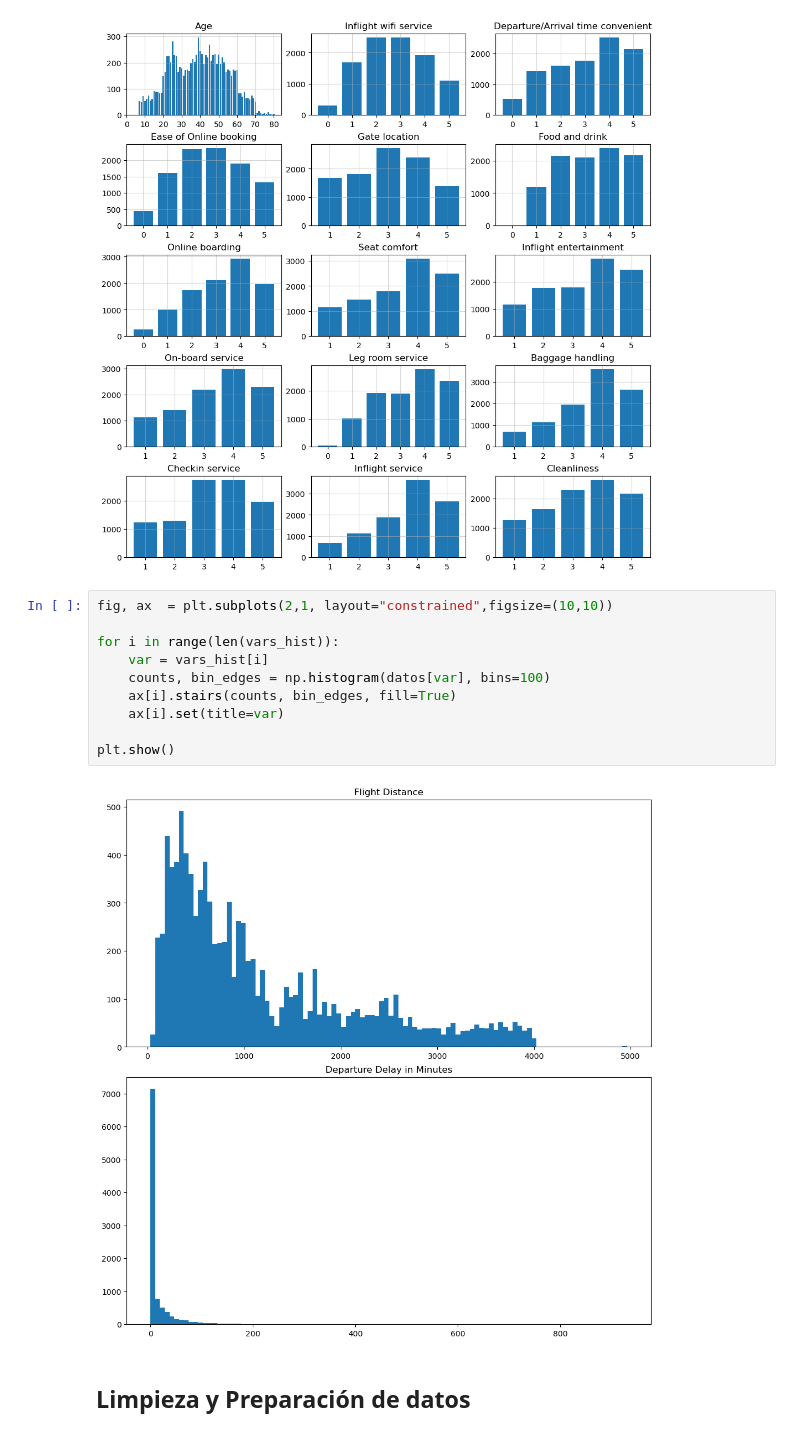
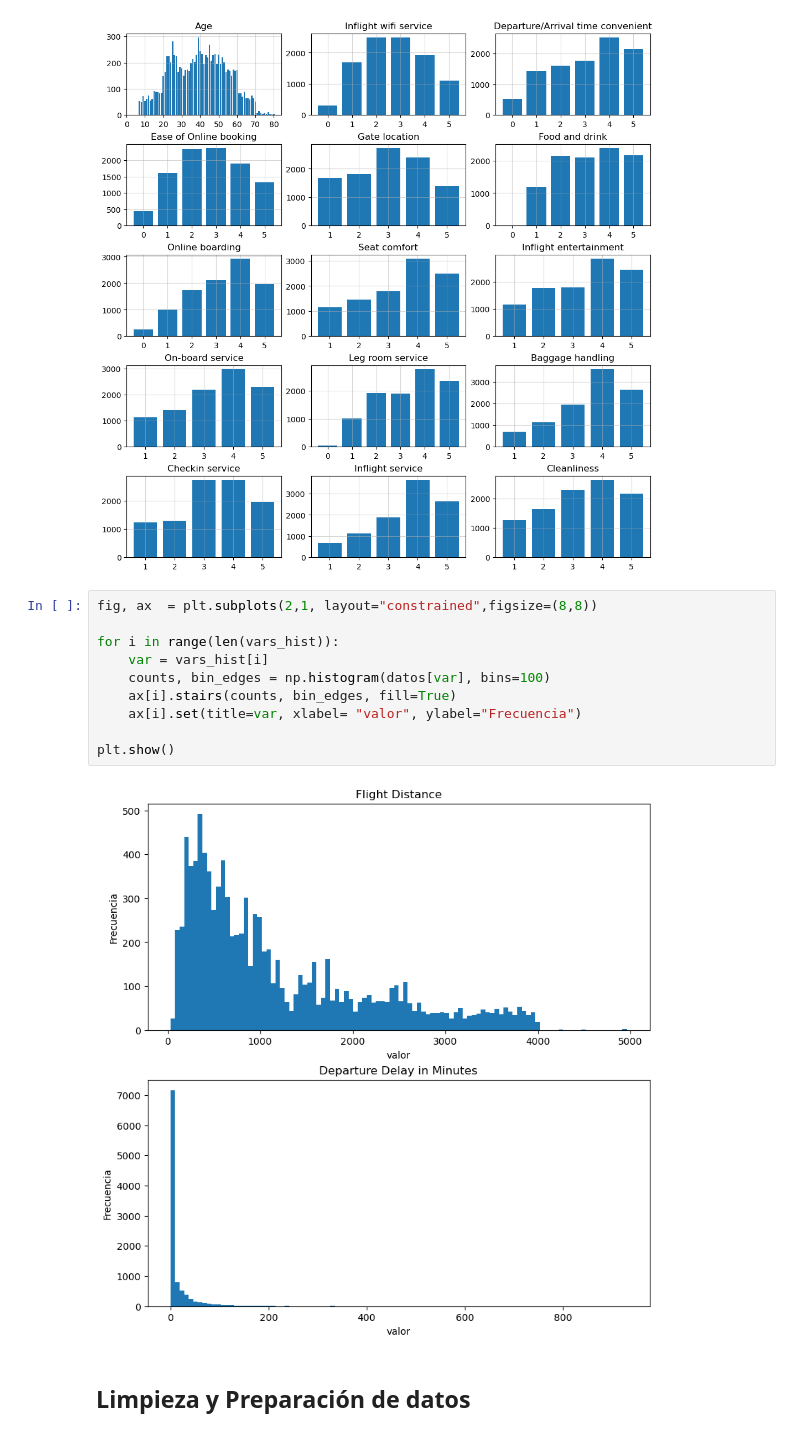
Before and after one commit to ef-blanco/Lab_1_Aprendizaje_Maq, a Jupyter notebook: L4 Tarea de agrupacion/Laboratorio_4_ML.ipynb, the cells around one changed output. Drawn from its saved outputs; the diff is of its cells as text.

```diff
--- a/L4 Tarea de agrupacion/Laboratorio_4_ML.ipynb
+++ b/L4 Tarea de agrupacion/Laboratorio_4_ML.ipynb
@@ -171,17 +171,17 @@ plt.show()
 # %% [output]
 [figure]
 # %%
-fig, ax  = plt.subplots(2,1, layout="constrained",figsize=(10,10))
+fig, ax  = plt.subplots(2,1, layout="constrained",figsize=(8,8))
 
 for i in range(len(vars_hist)):
     var = vars_hist[i]
     counts, bin_edges = np.histogram(datos[var], bins=100)
     ax[i].stairs(counts, bin_edges, fill=True)
-    ax[i].set(title=var)
+    ax[i].set(title=var, xlabel= "valor", ylabel="Frecuencia")
 
 plt.show()
 # %% [output]
-[figure, old version]
+[figure, new version]
 # %% [markdown]
 ## **Limpieza y Preparación de datos**
 # %% [markdown]
```
